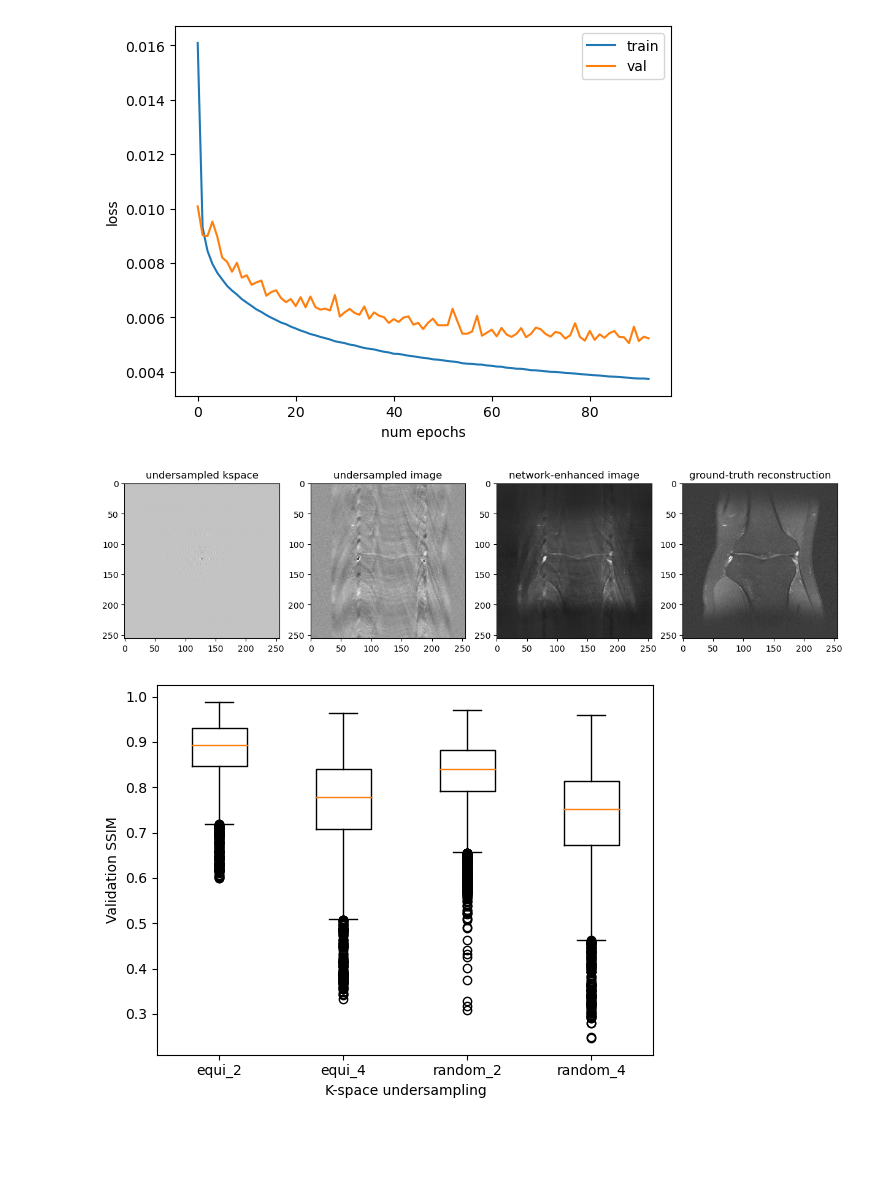
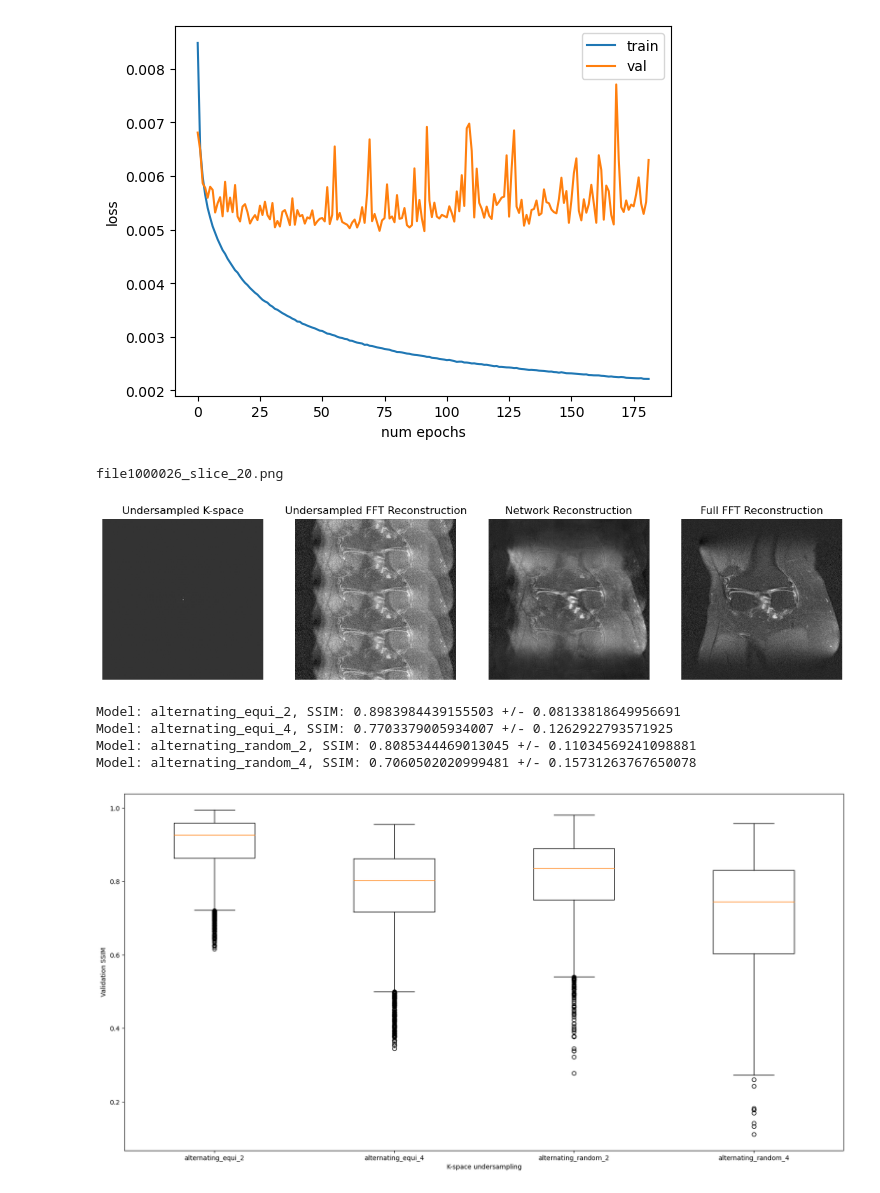
Before and after one commit to ramyamut/mri_final_project, a Jupyter notebook: notebooks/results.ipynb, the cells around one changed output. Saved outputs shown, nothing was run; the diff lists cells and outputs as text; code cells hidden in the pictures; blank space fills up the shorter version.

```diff
--- a/notebooks/results.ipynb
+++ b/notebooks/results.ipynb
@@ -4,7 +4,7 @@ import matplotlib.pyplot as plt
 import json
 
 metrics = ['loss']
-results_path = "/data/vision/polina/users/ramyamut/projects/mri_final_project/models/interleaved_equi_2/metrics.json"
+results_path = "/data/vision/polina/users/ramyamut/projects/mri_final_project/models/alternating_equi_2/metrics.json"
 # %%
 for metric in metrics:
     plt.figure()
@@ -20,14 +20,15 @@ for metric in metrics:
     plt.legend(['train', 'val'])
     plt.show()
 # %% [output]
-[figure, old version]
+[figure, new version]
 # %%
 import imageio
 import glob
 import os
 
-idx = 10
-path_kspace = sorted(glob.glob("/data/vision/polina/users/ramyamut/projects/mri_final_project/models/interleaved_random_4/results/kspace/*.png"))[idx]
+idx = 120
+path_kspace = sorted(glob.glob("/data/vision/polina/users/ramyamut/projects/mri_final_project/models/alternating_equi_4/results/kspace/*.png"))[idx]
+print(os.path.basename(path_kspace))
 kspace = imageio.imread(path_kspace) / 255
 path_img = path_kspace.replace("/kspace/", "/img/")
 img = imageio.imread(path_img) / 255
@@ -39,19 +40,25 @@ pred = imageio.imread(path_pred) / 255
 plt.figure(figsize=(15,15))
 ax = plt.subplot(1, 4, 1)
 ax.imshow(kspace, cmap='gray')
-ax.set_title("undersampled kspace")
+ax.set_title("Undersampled K-space")
+ax.axis('off')
 
 ax = plt.subplot(1, 4, 2)
 ax.imshow(img, cmap='gray')
-ax.set_title("undersampled image")
+ax.set_title("Undersampled FFT Reconstruction")
+ax.axis('off')
 
 ax = plt.subplot(1, 4, 3)
 ax.imshow(pred, cmap='gray')
-ax.set_title("network-enhanced image")
+ax.set_title("Network Reconstruction")
+ax.axis('off')
 
 ax = plt.subplot(1, 4, 4)
 ax.imshow(recon, cmap='gray')
-ax.set_title("ground-truth reconstruction")
+ax.set_title("Full FFT Reconstruction")
+ax.axis('off')
+
 plt.show()
 # %% [output]
+file1000026_slice_20.png
-[figure, old version]
+[figure, new version]
@@ -58,21 +67,27 @@ plt.show()
 # %%
 import matplotlib.pyplot as plt
 import numpy as np
 
-models = ["interleaved_equi_2", "interleaved_equi_4", "interleaved_random_2", "interleaved_random_4"]
+models = ["interleaved_equi_2", "interleaved_equi_4", "interleaved_random_2", "interleaved_random_4", \
+    "alternating_equi_2", "alternating_equi_4", "alternating_random_2", "alternating_random_4"][4:]
 ssims = []
 names = []
 
 for model in models:
-    path = f"/data/vision/polina/users/ramyamut/projects/mri_final_project/models/{model}/results/ssim.npy"
+    path = f"/data/vision/polina/users/ramyamut/projects/mri_final_project/models/{model}/brain/results/ssim.npy"
     ssim = np.load(path)
     ssims.append(ssim)
-    names.append(model.replace("interleaved_", ""))
+    names.append(model)
+    print(f"Model: {model}, SSIM: {np.mean(ssim)} +/- {np.std(ssim)}")
 
-plt.figure()
+plt.figure(figsize=(20,10))
 plt.boxplot(ssims, labels=names)
 plt.xlabel("K-space undersampling")
 plt.ylabel("Validation SSIM")
 plt.show()
 # %% [output]
+Model: alternating_equi_2, SSIM: 0.8983984439155503 +/- 0.08133818649956691
+Model: alternating_equi_4, SSIM: 0.7703379005934007 +/- 0.1262922793571925
+Model: alternating_random_2, SSIM: 0.8085344469013045 +/- 0.11034569241098881
+Model: alternating_random_4, SSIM: 0.7060502020999481 +/- 0.15731263767650078
-[figure, old version]
+[figure, new version]
```
Also changed, not shown: parts of 1 cell of this notebook, 8 other files.
